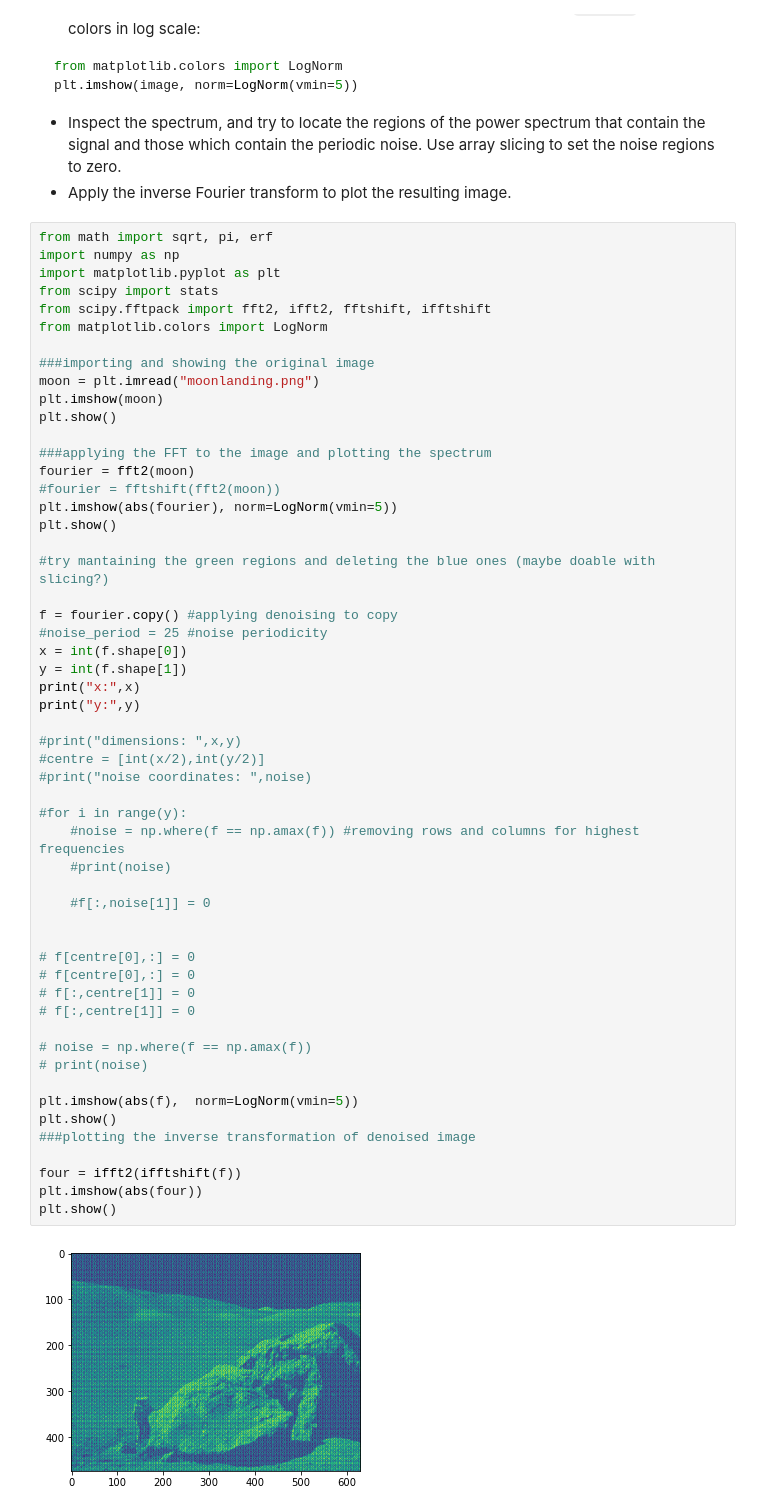
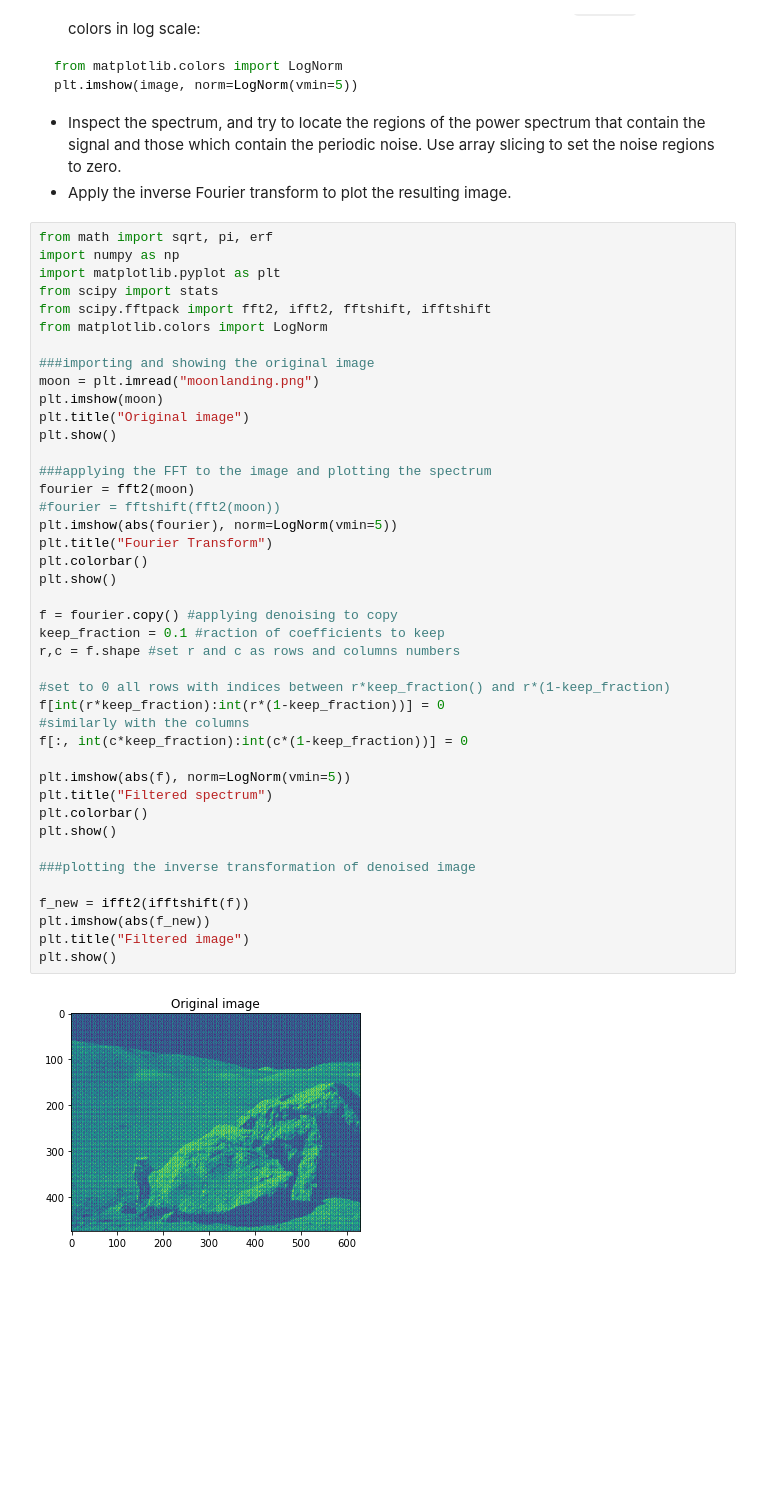
Before and after one commit to zucchett/HighLevelProgramming2021, a Jupyter notebook: 09ex_algorithms.ipynb, the cells around one changed output. Drawn from its saved outputs; the diff is of its cells as text; blank space fills up the shorter version.

Commit message:
fixed fft image denoising

```diff
--- a/09ex_algorithms.ipynb
+++ b/09ex_algorithms.ipynb
@@ -185,56 +185,44 @@ plt.imshow(image, norm=LogNorm(vmin=5))
 # %%
 from math import sqrt, pi, erf
 import numpy as np
 import matplotlib.pyplot as plt
 from scipy import stats
 from scipy.fftpack import fft2, ifft2, fftshift, ifftshift
 from matplotlib.colors import LogNorm
 
 ###importing and showing the original image
 moon = plt.imread("moonlanding.png")
 plt.imshow(moon)
+plt.title("Original image")
 plt.show()
 
 ###applying the FFT to the image and plotting the spectrum
 fourier = fft2(moon)
 #fourier = fftshift(fft2(moon))
 plt.imshow(abs(fourier), norm=LogNorm(vmin=5))
+plt.title("Fourier Transform")
+plt.colorbar()
 plt.show()
 
-#try mantaining the green regions and deleting the blue ones (maybe doable with slicing?)
+f = fourier.copy() #applying denoising to copy
+keep_fraction = 0.1 #raction of coefficients to keep
+r,c = f.shape #set r and c as rows and columns numbers
 
-f = fourier.copy() #applying denoising to copy
-#noise_period = 25 #noise periodicity
-x = int(f.shape[0])
-y = int(f.shape[1])
-print("x:",x)
-print("y:",y)
+#set to 0 all rows with indices between r*keep_fraction() and r*(1-keep_fraction)
+f[int(r*keep_fraction):int(r*(1-keep_fraction))] = 0
+#similarly with the columns
+f[:, int(c*keep_fraction):int(c*(1-keep_fraction))] = 0
 
-#print("dimensions: ",x,y)
-#centre = [int(x/2),int(y/2)]
-#print("noise coordinates: ",noise)
+plt.imshow(abs(f), norm=LogNorm(vmin=5))
+plt.title("Filtered spectrum")
+plt.colorbar()
+plt.show()
 
-#for i in range(y):
-    #noise = np.where(f == np.amax(f)) #removing rows and columns for highest frequencies
-    #print(noise)
-
-    #f[:,noise[1]] = 0
-
-
-# f[centre[0],:] = 0
-# f[centre[0],:] = 0
-# f[:,centre[1]] = 0
-# f[:,centre[1]] = 0
-
-# noise = np.where(f == np.amax(f))
-# print(noise)
-
-plt.imshow(abs(f),  norm=LogNorm(vmin=5))
-plt.show()
 ###plotting the inverse transformation of denoised image
 
-four = ifft2(ifftshift(f))
-plt.imshow(abs(four))
+f_new = ifft2(ifftshift(f))
+plt.imshow(abs(f_new))
+plt.title("Filtered image")
 plt.show()
 # %% [output]
-[figure, old version]
+[figure, new version]
```
Also changed, not shown: parts of 1 cell of this notebook.
